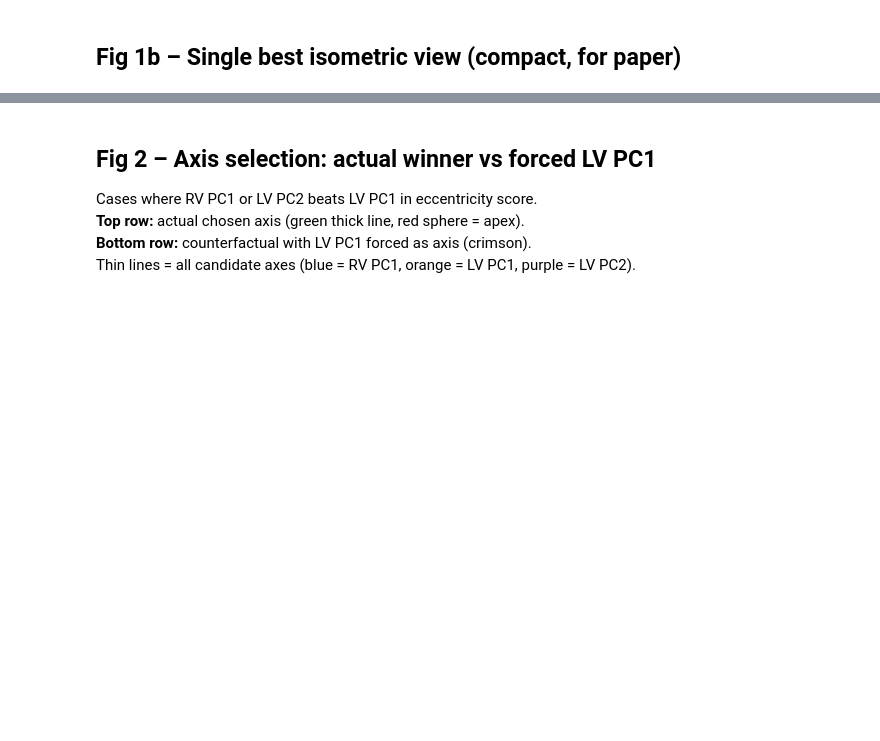
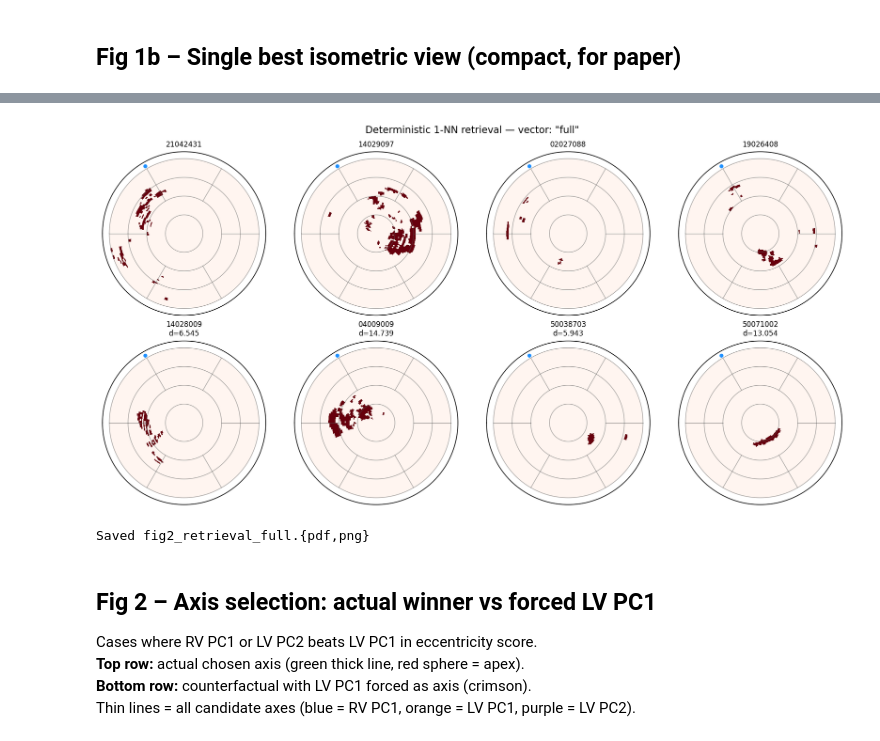
Before and after one commit to jcompanys/scar_tissue_that_I_wish_you_saw, a Jupyter notebook: lv-scar-segmentation/notebooks/F01_figures.ipynb, the cells around one changed output, grey strips where cells are left out. Saved outputs shown, nothing was run; the diff lists cells and outputs as text; code cells hidden in the pictures; blank space fills up the shorter version.

```diff
--- a/lv-scar-segmentation/notebooks/F01_figures.ipynb
+++ b/lv-scar-segmentation/notebooks/F01_figures.ipynb
@@ -294,3 +469,65 @@ Saved: C:\Users\joan\Desktop\FEINA\UPF\TFG\repo\scar-char-v0.1\lv-scar-segmentat
+# %%
+# ── Fig 2  Deterministic 1-NN retrieval — transposed grid ────────────────────
+# Row 0 = Targets, Row 1 = Retrieved (1-NN)
+# Paste variables from M05 into this cell or run after M05 scope is available:
+#   df, X_best, pmaps, _best_vname, retrieve, draw_bullseye, RNG, FIGURES
+
+_DET_N    = min(4, len(df))
+_det_idx  = sorted(RNG.choice(len(df), size=_DET_N, replace=False).tolist())
+_det_keys = [df.iloc[i]['key'] for i in _det_idx]
+
+fig_det, axes_det = plt.subplots(
+    2, _DET_N,
+    figsize=(_DET_N * 3.0, 6.0),
+    subplot_kw={'projection': 'polar'},
+    constrained_layout=True,
+)
+# ensure shape (2, N) even when _DET_N == 1
+if _DET_N == 1:
+    axes_det = axes_det[:, np.newaxis]
+
+fig_det.suptitle(f'Deterministic 1-NN retrieval — vector: "{_best_vname}"', fontsize=11)
+
+# row labels via the leftmost axes
+axes_det[0, 0].set_title('Target',          fontsize=9, fontweight='bold', pad=14)
+axes_det[1, 0].set_title('Retrieved (1-NN)', fontsize=9, fontweight='bold', pad=14)
+
+for col_i, (tgt_idx, tgt_key) in enumerate(zip(_det_idx, _det_keys)):
+    mask_d         = np.ones(len(df), dtype=bool)
+    mask_d[tgt_idx] = False
+    base_idx_d     = np.where(mask_d)[0]
+
+    top_local_d, top_dists_d, _ = retrieve(
+        X_best[tgt_idx], X_best[mask_d], k=1, method='manhattan'
+    )
+    ret_global_d = base_idx_d[top_local_d[0]]
+    ret_key_d    = df.iloc[ret_global_d]['key']
+    tgt_map_d    = pmaps.get(tgt_key)
+    ret_map_d    = pmaps.get(ret_key_d)
+    tgt_pid_d    = tgt_key.split('/')[-1]
+    ret_pid_d    = ret_key_d.split('/')[-1]
+
+    # row 0 — target
+    if tgt_map_d is not None:
+        draw_bullseye(tgt_map_d, axes_det[0, col_i], title=tgt_pid_d, cmap='Reds', vmax=1.0)
+    else:
+        axes_det[0, col_i].set_title(f'{tgt_pid_d}\n(no map)', fontsize=7)
+
+    # row 1 — retrieved
+    if ret_map_d is not None:
+        draw_bullseye(ret_map_d, axes_det[1, col_i],
+                      title=f'{ret_pid_d}\nd={top_dists_d[0]:.3f}', cmap='Reds', vmax=1.0)
+    else:
+        axes_det[1, col_i].set_title(
+            f'{ret_pid_d}\nd={top_dists_d[0]:.3f}\n(no map)', fontsize=7)
+
+fig_det.savefig(OUT / f'fig2_retrieval_{_best_vname}.pdf', bbox_inches='tight')
+fig_det.savefig(OUT / f'fig2_retrieval_{_best_vname}.png', dpi=200, bbox_inches='tight')
+plt.show()
+print(f'Saved fig2_retrieval_{_best_vname}.{{pdf,png}}')
+# %% [output]
+[figure, added]
+Saved fig2_retrieval_full.{pdf,png}
 # %% [markdown]
 ## Fig 2 – Axis selection: actual winner vs forced LV PC1
 
```
Also changed, not shown: parts of 7 cells of this notebook, 16 other files.
